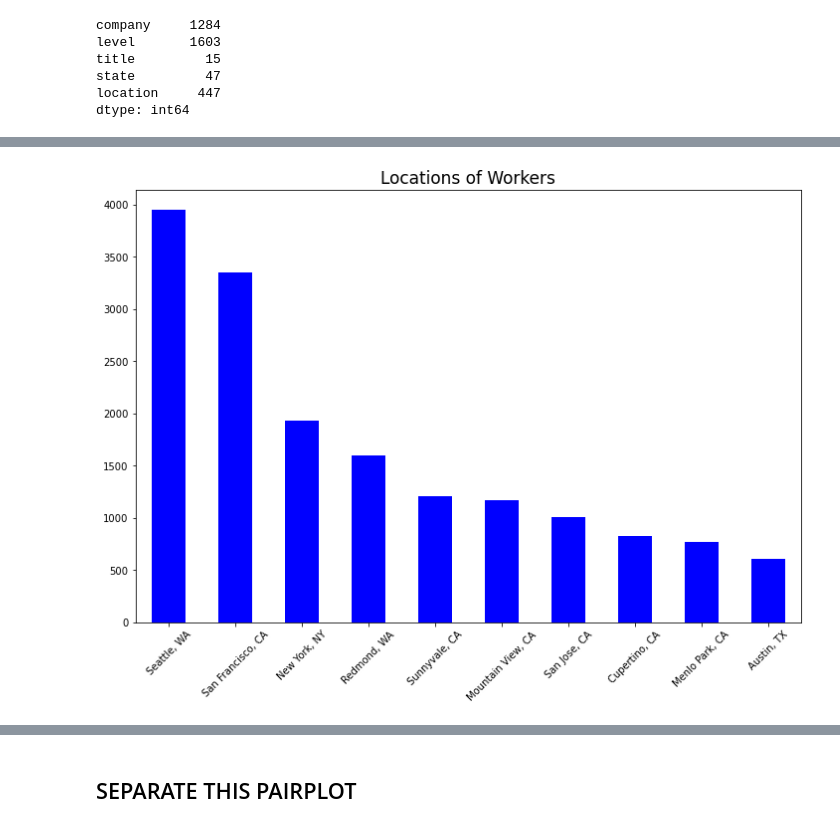
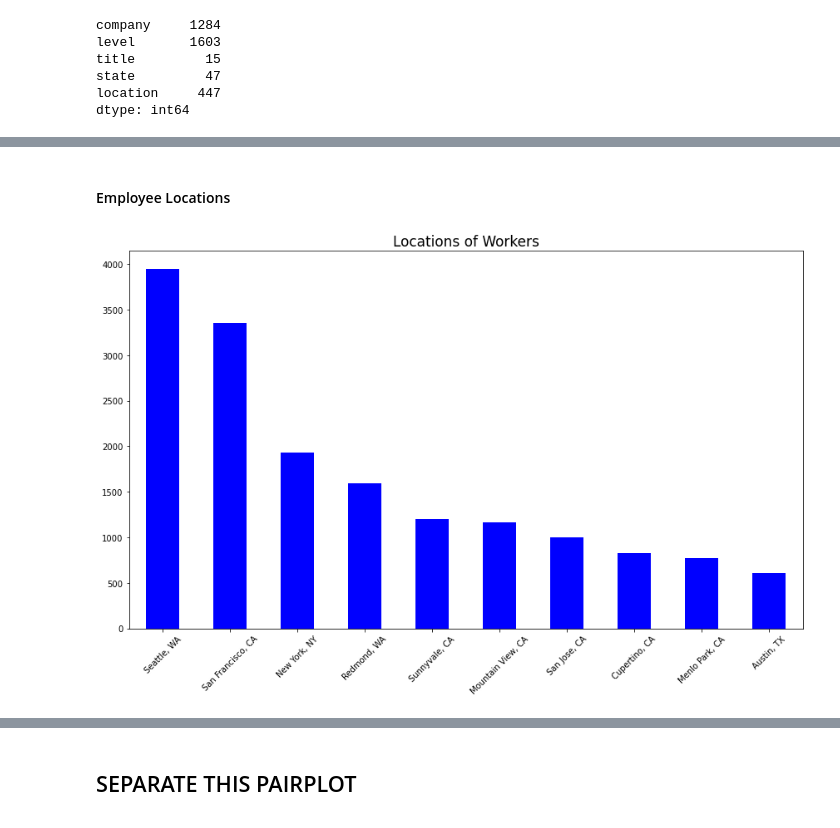
Before and after one commit to mh0805/Group-Project, a Jupyter notebook: Code/EDA_TEAM.ipynb, the cells around one changed output, grey strips where cells are left out. Drawn from its saved outputs; the diff is of its cells as text; code cells hidden in the pictures.

```diff
--- a/Code/EDA_TEAM.ipynb
+++ b/Code/EDA_TEAM.ipynb
@@ -141,9 +150,15 @@ plt.show();
+# %% [markdown]
+#### Employee Locations
 # %%
-# EDA
+# Locations of Workers
+
 plt.figure(figsize=(12,8))
 df["location"].value_counts().iloc[:10].plot(kind="bar", color="blue")
 plt.title("Locations of Workers", size=17)
 plt.xticks(rotation=45)
-plt.show()
+plt.tight_layout()
+
+# Exporting Figure
+plt.savefig('../Images/worker_locations.png');
 # %% [output]
-[figure, old version]
+[figure, new version]
```
Also changed, not shown: parts of 24 cells of this notebook, 14 other files.
